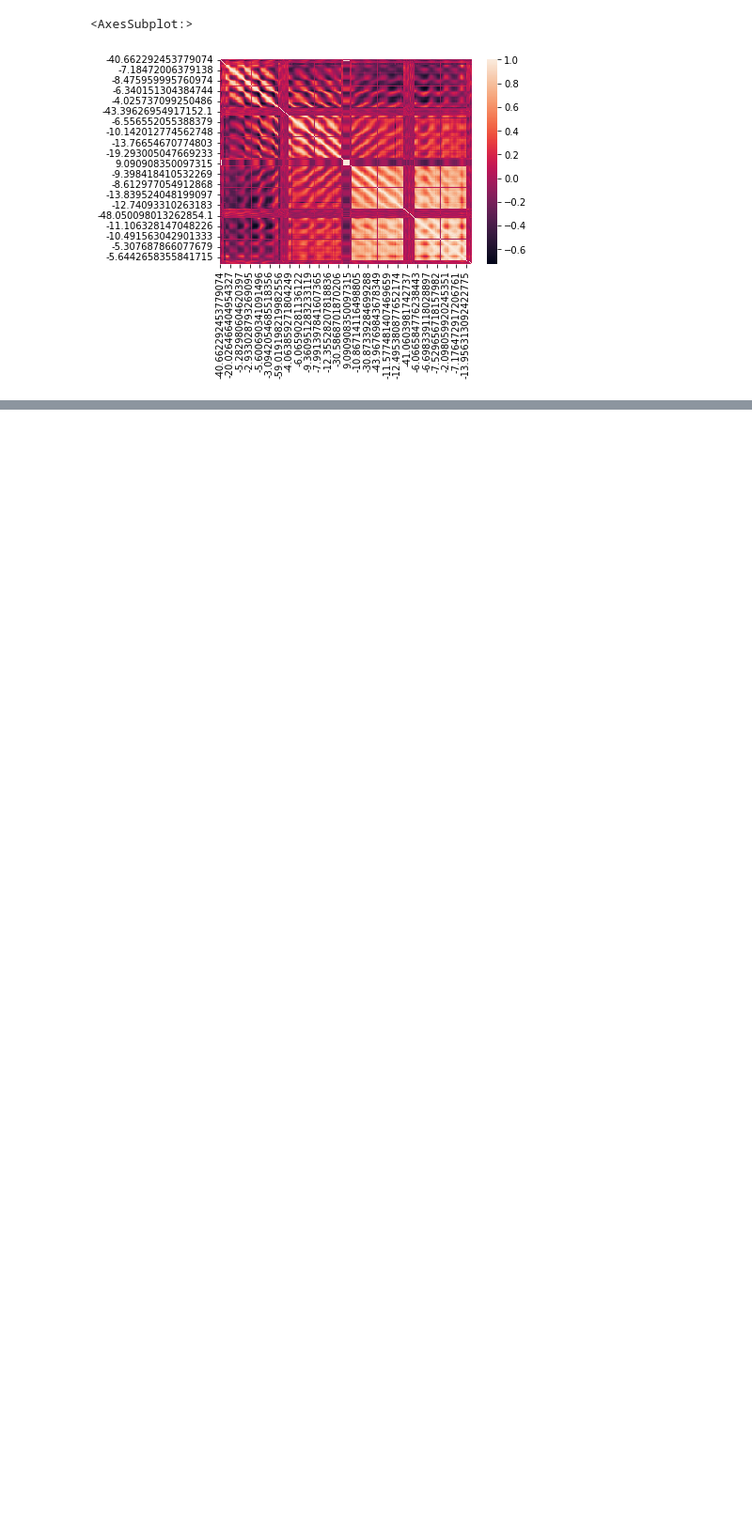
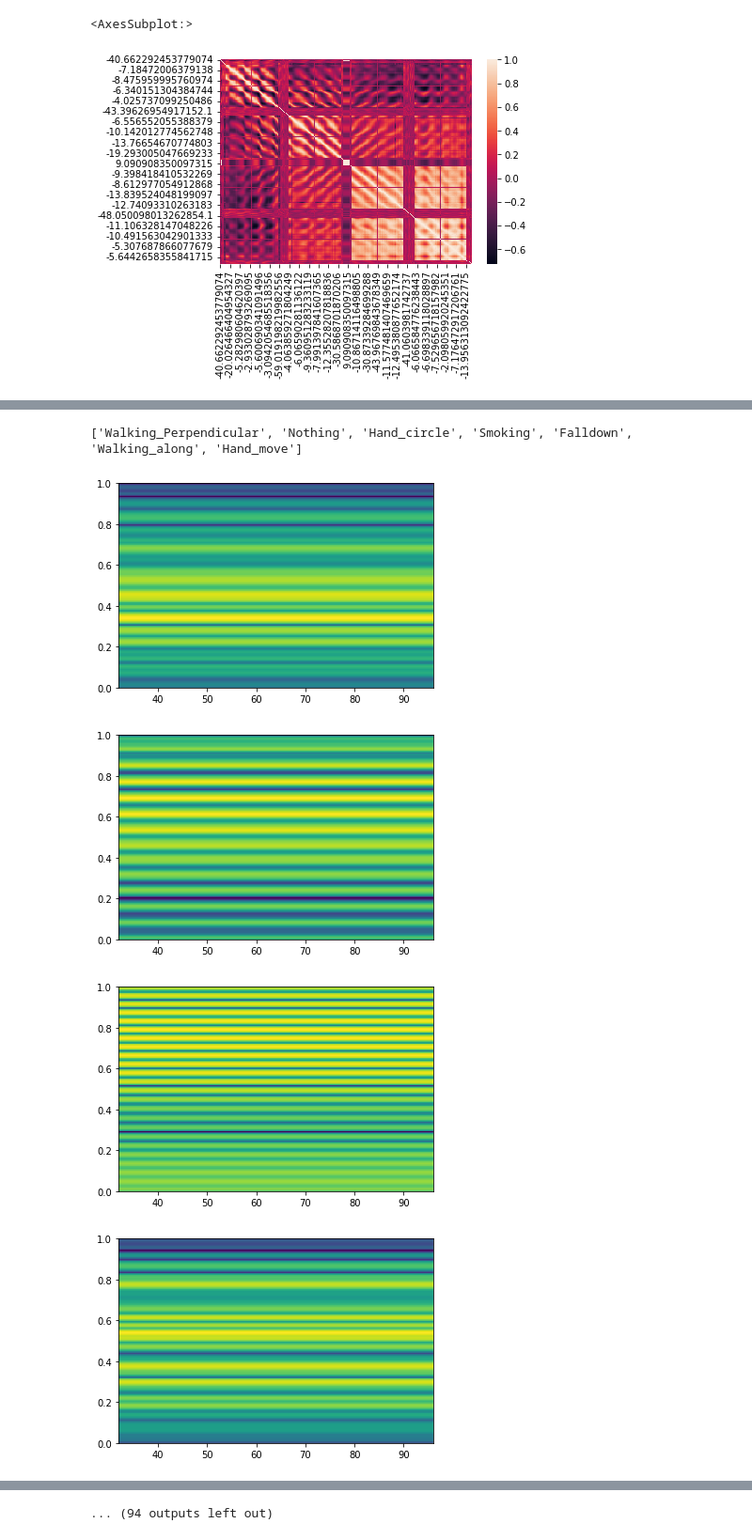
Before and after one commit to srk-practicum/2022-knu-wmi, a Jupyter notebook: WMI-worksheet.ipynb, the cells around one changed output, grey strips where cells are left out. Shown at 94% size. Drawn from its saved outputs; the diff is of its cells as text; code cells hidden in the pictures; blank space fills up the shorter version.

```diff
--- a/WMI-worksheet.ipynb
+++ b/WMI-worksheet.ipynb
@@ -235,0 +174,43 @@ for file in test:
+# %%
+import pywt
+import matplotlib.pyplot as plt
+#need to count every time
+window_size = 50
+N = 7
+L = 15
+def running_mean(window_size, matrix_el):
+    return pd.Series(matrix_el).rolling(window=window_size, min_periods=1, center=True).mean().to_numpy()
+
+data = []
+plot = []
+plot_data = []
+label_array = []
+data_label_array = []
+scales = [2**(n+(l/L)) for n in range(N) for l in range(L)]
+for filename in onlyfiles:
+    df = pd.read_csv("/home/veniamin/Desktop/test_plate_standart/{}".format(filename.replace("pcap", "csv")))
+    matrix = np.array(df)
+    no_frames, no_subcarriers = matrix.shape
+    matrix_transposed = np.transpose(matrix)
+    new_csi = []
+    for i in range(no_subcarriers):
+        matrix_transposed[i] = running_mean(window_size, matrix_transposed[i])
+        coef, freq = pywt.cwt(matrix_transposed[i], np.array(scales), "morl")
+        new_csi.append(coef)
+    label = filename.split("_")[0] if len(filename.split("_")) == 2 else "_".join(filename.split("_")[:2])
+    plot.append((no_frames, label))
+    if label not in label_array:
+        plot_data.append(new_csi)
+        label_array.append(label)
+    data.append(new_csi)
+    data_label_array.append(label)
+    plt.figure()
+    plt.specgram(coef)
+
+print(label_array)
+# %% [output]
+['Walking_Perpendicular', 'Nothing', 'Hand_circle', 'Smoking', 'Falldown', 'Walking_along', 'Hand_move']
+[figure, added]
+[figure, added]
+[figure, added]
+[figure, added]
@@ -235,0 +224 @@ for file in test:
+... (94 outputs left out)
```
Also changed, not shown: parts of 5 cells of this notebook.
